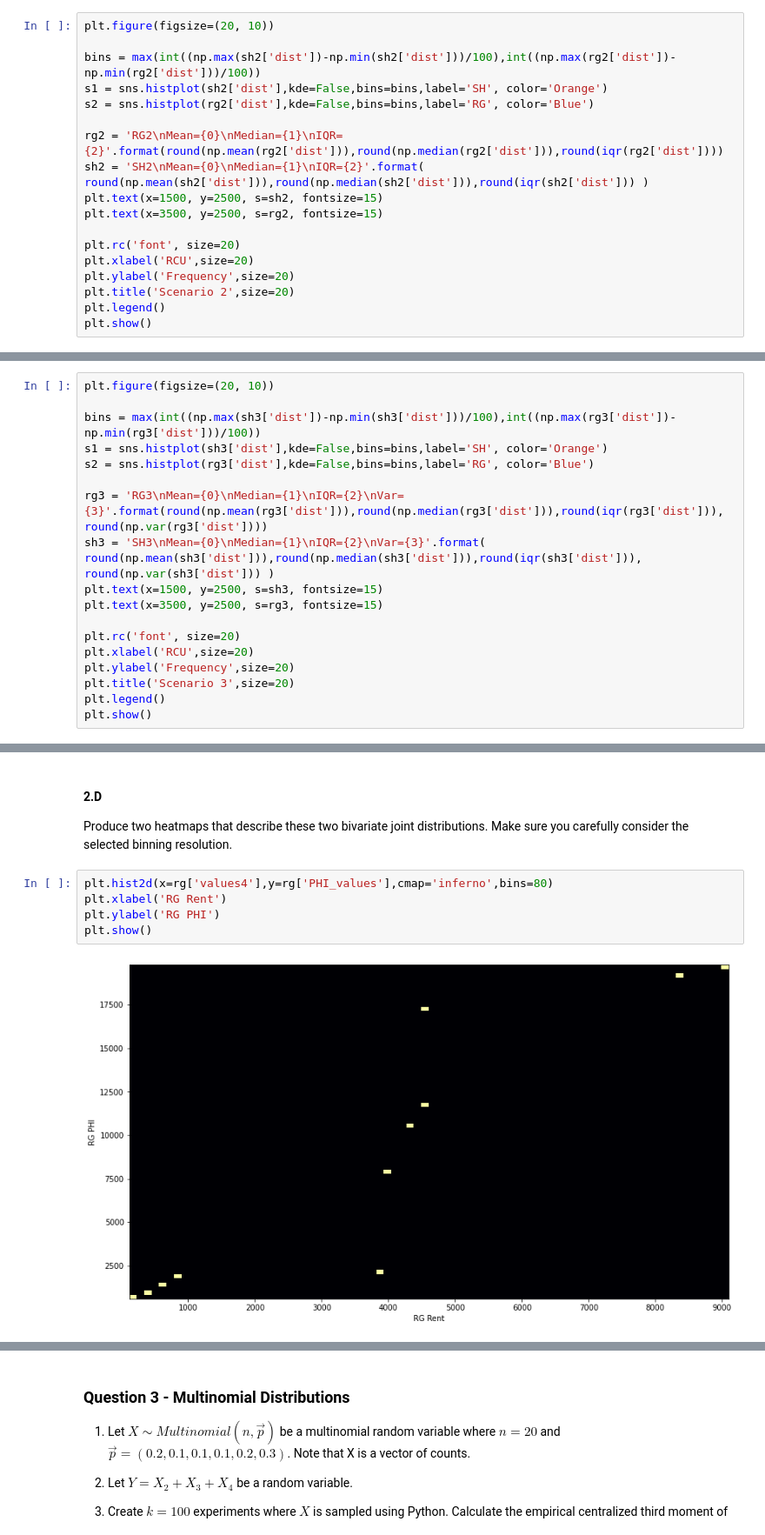
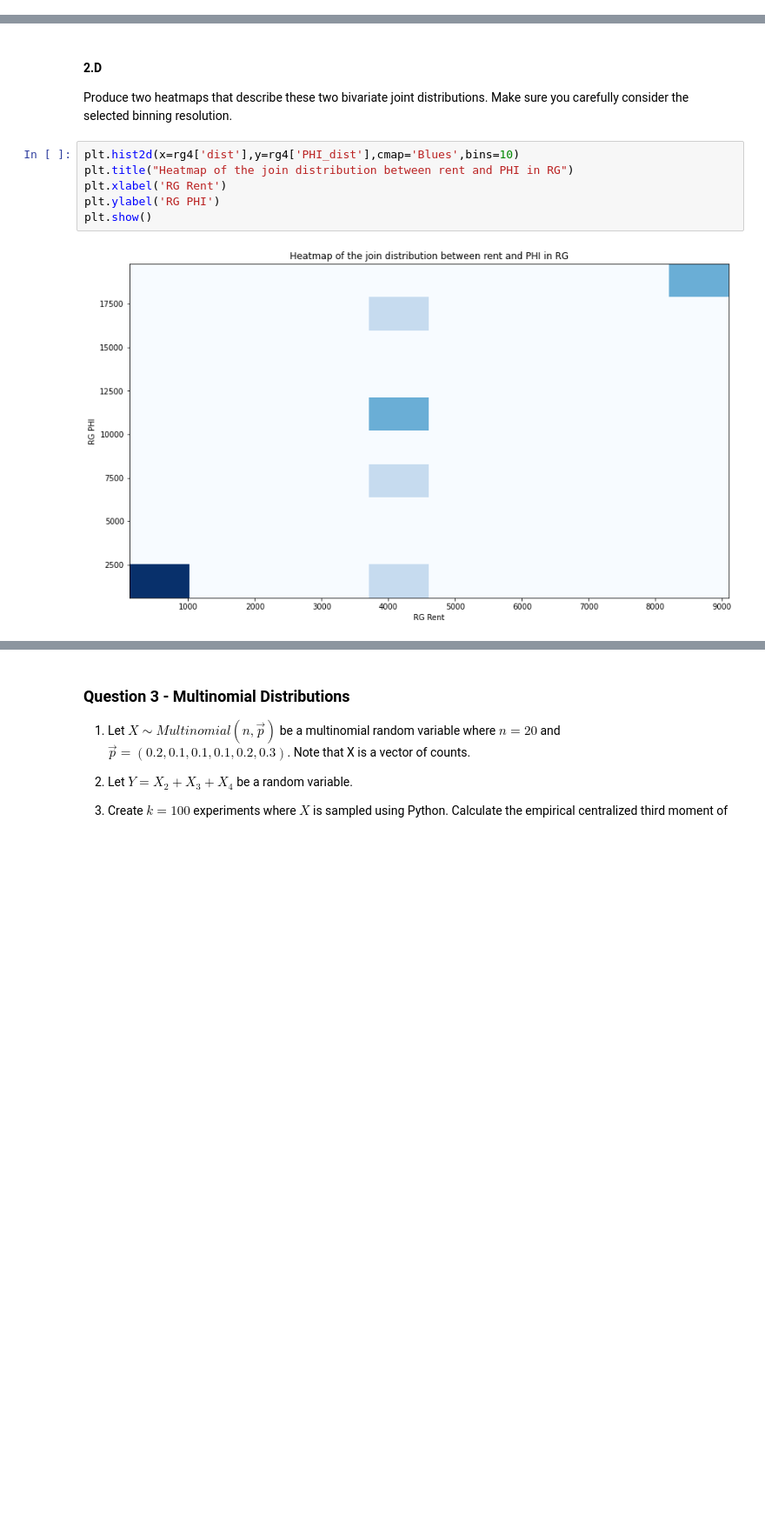
Before and after one commit to danspts/stats_and_data_analysis, a Jupyter notebook: 318299559_227367455.ipynb, the cells around one changed output, grey strips where cells are left out. Shown: that part at 87% size. Saved outputs shown, nothing was run; the diff lists cells and outputs as text; blank space fills up the shorter version.

```diff
--- a/318299559_227367455.ipynb
+++ b/318299559_227367455.ipynb
@@ -201,18 +165,0 @@ RG mean:4300.0, RG median:4600.0, RG IQR:3800.0
-# %%
-plt.figure(figsize=(20, 10))
-
-bins = max(int((np.max(sh2['dist'])-np.min(sh2['dist']))/100),int((np.max(rg2['dist'])-np.min(rg2['dist']))/100))
-s1 = sns.histplot(sh2['dist'],kde=False,bins=bins,label='SH', color='Orange')
-s2 = sns.histplot(rg2['dist'],kde=False,bins=bins,label='RG', color='Blue')
-
-rg2 = 'RG2\nMean={0}\nMedian={1}\nIQR={2}'.format(round(np.mean(rg2['dist'])),round(np.median(rg2['dist'])),round(iqr(rg2['dist'])))
-sh2 = 'SH2\nMean={0}\nMedian={1}\nIQR={2}'.format(  round(np.mean(sh2['dist'])),round(np.median(sh2['dist'])),round(iqr(sh2['dist'])) )
-plt.text(x=1500, y=2500, s=sh2, fontsize=15)
-plt.text(x=3500, y=2500, s=rg2, fontsize=15)
-
-plt.rc('font', size=20)
-plt.xlabel('RCU',size=20)
-plt.ylabel('Frequency',size=20)
-plt.title('Scenario 2',size=20)
-plt.legend()
-plt.show()
@@ -245,18 +195,0 @@ RG mean:4330.0, RG median:4600.0, RG IQR:3800.0
-# %%
-plt.figure(figsize=(20, 10))
-
-bins = max(int((np.max(sh3['dist'])-np.min(sh3['dist']))/100),int((np.max(rg3['dist'])-np.min(rg3['dist']))/100))
-s1 = sns.histplot(sh3['dist'],kde=False,bins=bins,label='SH', color='Orange')
-s2 = sns.histplot(rg3['dist'],kde=False,bins=bins,label='RG', color='Blue')
-
-rg3 = 'RG3\nMean={0}\nMedian={1}\nIQR={2}\nVar={3}'.format(round(np.mean(rg3['dist'])),round(np.median(rg3['dist'])),round(iqr(rg3['dist'])), round(np.var(rg3['dist'])))
-sh3 = 'SH3\nMean={0}\nMedian={1}\nIQR={2}\nVar={3}'.format(  round(np.mean(sh3['dist'])),round(np.median(sh3['dist'])),round(iqr(sh3['dist'])), round(np.var(sh3['dist'])) )
-plt.text(x=1500, y=2500, s=sh3, fontsize=15)
-plt.text(x=3500, y=2500, s=rg3, fontsize=15)
-
-plt.rc('font', size=20)
-plt.xlabel('RCU',size=20)
-plt.ylabel('Frequency',size=20)
-plt.title('Scenario 3',size=20)
-plt.legend()
-plt.show()
@@ -346,10 +276,11 @@ SH: alpha = 0.06%
 #### 2.D
 Produce two heatmaps that describe these two bivariate joint distributions. Make sure you carefully consider the selected binning resolution.
 # %%
-plt.hist2d(x=rg['values4'],y=rg['PHI_values'],cmap='inferno',bins=80)
+plt.hist2d(x=rg4['dist'],y=rg4['PHI_dist'],cmap='Blues',bins=10)
+plt.title("Heatmap of the join distribution between rent and PHI in RG")
 plt.xlabel('RG Rent')
 plt.ylabel('RG PHI')
 plt.show()
 # %% [output]
-[figure, old version]
+[figure, new version]
 # %%
```
Also changed, not shown: parts of 20 cells of this notebook, 1 other file.
